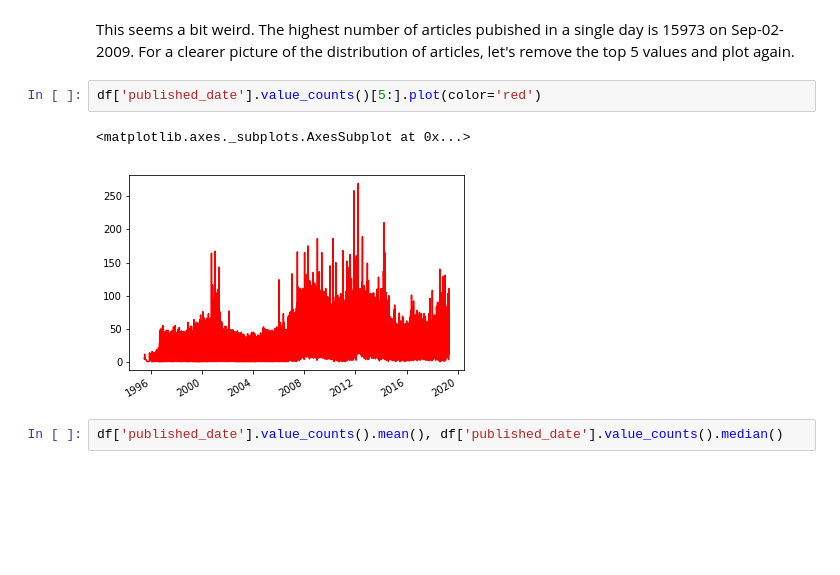
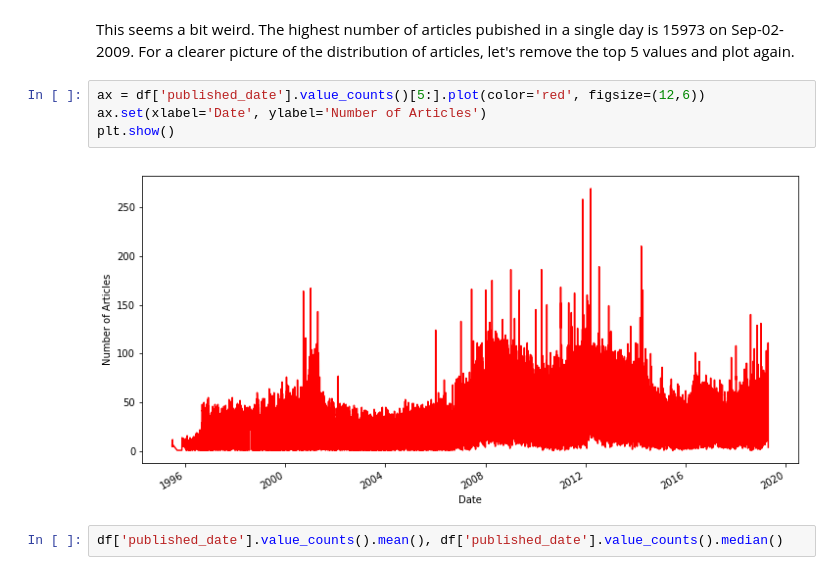
Before and after one commit to sagunsh/cnet_analysis, a Jupyter notebook: cnet_analysis.ipynb, the cells around one changed output. Saved outputs shown, nothing was run; the diff lists cells and outputs as text; blank space fills up the shorter version.

Commit message:
changin plot size

```diff
--- a/cnet_analysis.ipynb
+++ b/cnet_analysis.ipynb
@@ -175,11 +175,12 @@ df['published_date'].value_counts().plot()
 [figure]
 # %% [markdown]
 This seems a bit weird. The highest number of articles pubished in a single day is 15973 on Sep-02-2009. For a clearer picture of the distribution of articles, let's remove the top 5 values and plot again.
-# %%
-df['published_date'].value_counts()[5:].plot(color='red')
-# %% [output]
-<matplotlib.axes._subplots.AxesSubplot at 0x...>
-[figure, removed]
+# %%
+ax = df['published_date'].value_counts()[5:].plot(color='red', figsize=(12,6))
+ax.set(xlabel='Date', ylabel='Number of Articles')
+plt.show()
+# %% [output]
+[figure, added]
 # %%
 df['published_date'].value_counts().mean(), df['published_date'].value_counts().median()
 # %% [output]
```
Also changed, not shown: parts of 3 cells of this notebook.
